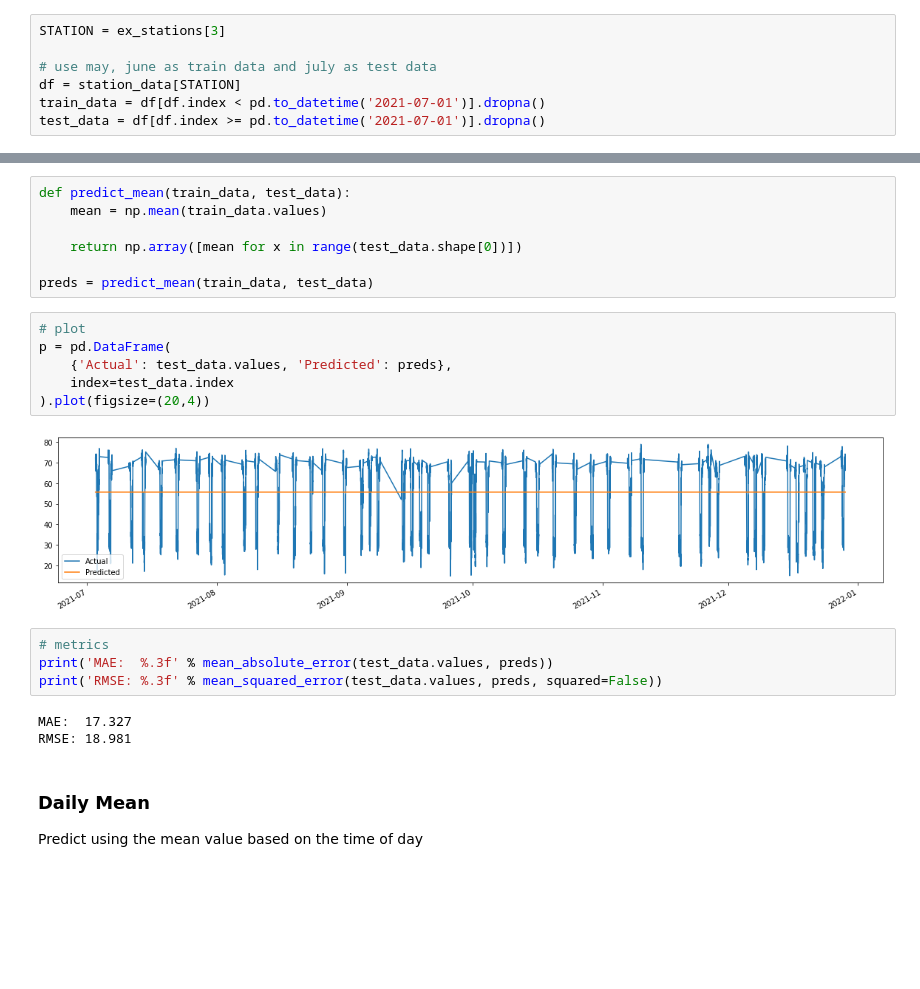
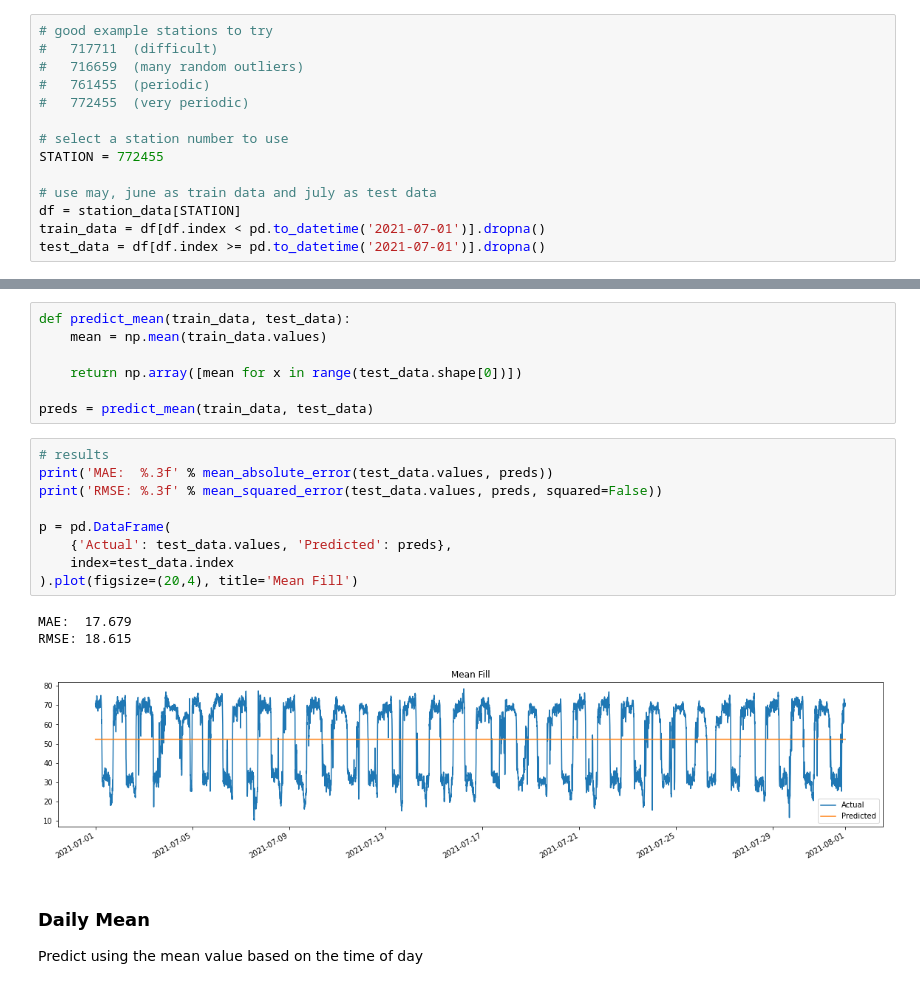
Before and after one commit to amanichopra/traffic-speed-forecasting, a Jupyter notebook: models/baseline.ipynb, the cells around one changed output, grey strips where cells are left out. Saved outputs shown, nothing was run; the diff lists cells and outputs as text; blank space fills up the shorter version.

```diff
--- a/models/baseline.ipynb
+++ b/models/baseline.ipynb
@@ -55,7 +39,14 @@ station_meta[station_meta['ID'].isin(ex_stations)]
 # %% [markdown]
 ### Train Test Split
 # %%
-STATION = ex_stations[3]
+# good example stations to try
+#   717711  (difficult)
+#   716659  (many random outliers)
+#   761455  (periodic)
+#   772455  (very periodic)
+
+# select a station number to use
+STATION = 772455
 
 # use may, june as train data and july as test data
 df = station_data[STATION]
@@ -72,20 +63,18 @@ def predict_mean(train_data, test_data):
 
 preds = predict_mean(train_data, test_data)
 # %%
-# plot
+# results
+print('MAE:  %.3f' % mean_absolute_error(test_data.values, preds))
+print('RMSE: %.3f' % mean_squared_error(test_data.values, preds, squared=False))
+
 p = pd.DataFrame(
     {'Actual': test_data.values, 'Predicted': preds},
     index=test_data.index
-).plot(figsize=(20,4))
+).plot(figsize=(20,4), title='Mean Fill')
 # %% [output]
+MAE:  17.679
+RMSE: 18.615
-[figure, old version]
+[figure, new version]
-# %%
-# metrics
-print('MAE:  %.3f' % mean_absolute_error(test_data.values, preds))
-print('RMSE: %.3f' % mean_squared_error(test_data.values, preds, squared=False))
-# %% [output]
-MAE:  17.327
-RMSE: 18.981
 # %% [markdown]
 ### Daily Mean
 Predict using the mean value based on the time of day
```
Also changed, not shown: parts of 4 cells of this notebook, 1 other file.
